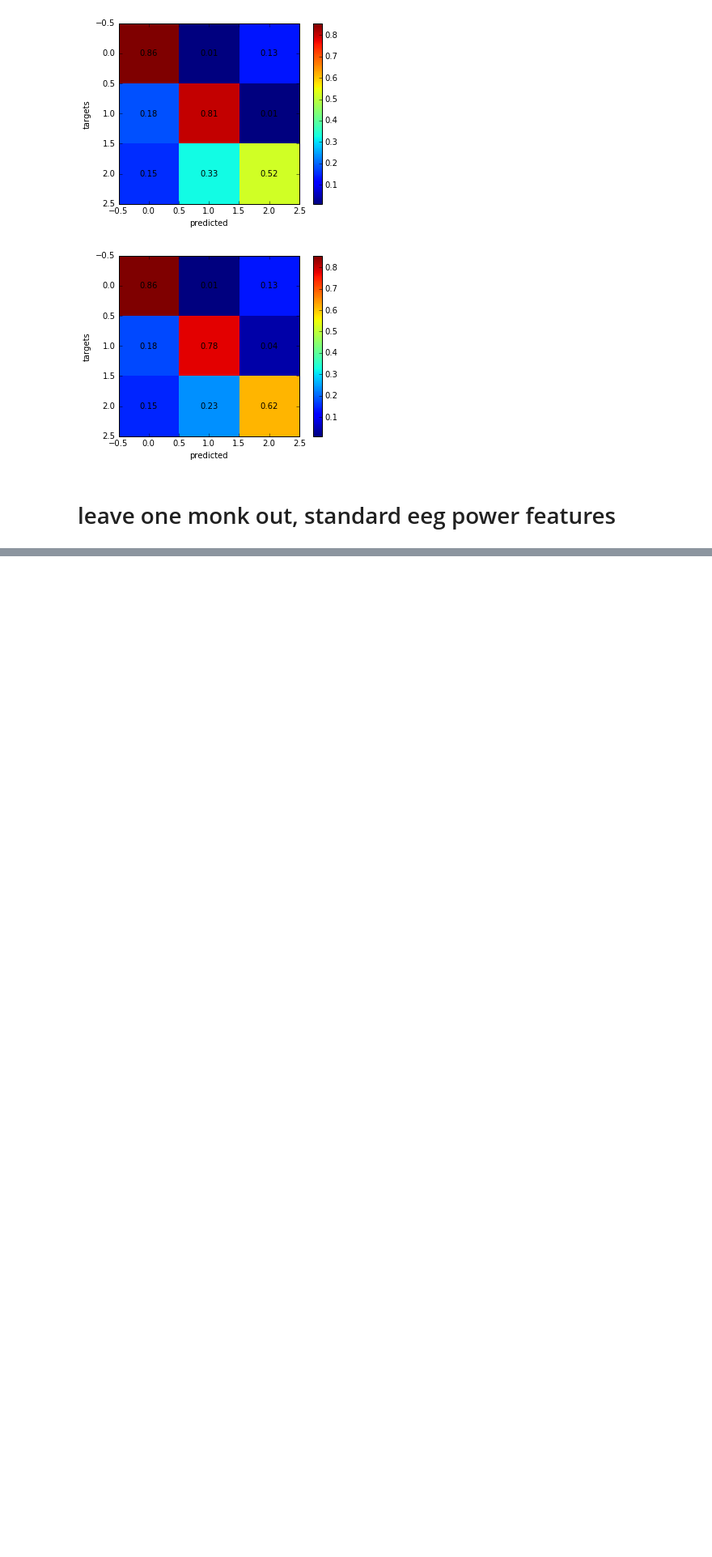
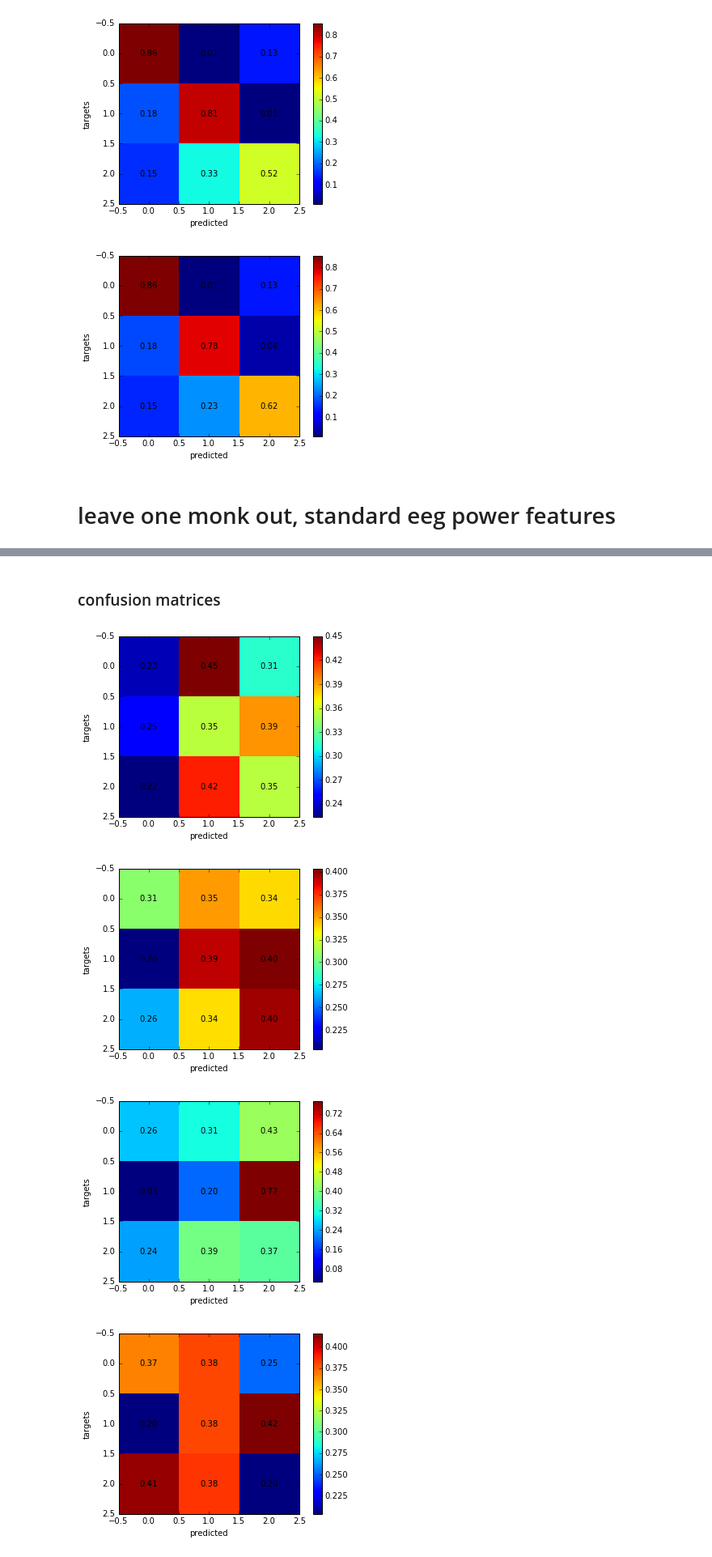
Before and after one commit to tfjgeorge/neuro, a Jupyter notebook: Time series study.ipynb, the cells around one changed output, grey strips where cells are left out. Shown at 81% size. Saved outputs shown, nothing was run; the diff lists cells and outputs as text; code cells hidden in the pictures; blank space fills up the shorter version.

```diff
--- a/Time series study.ipynb
+++ b/Time series study.ipynb
@@ -505,0 +685,21 @@ for monk_out in range(1, 13):
+# %% [markdown]
+### confusion matrices
+# %%
+for conf in confusions_train:
+    c = conf/conf.sum(axis=1, keepdims=True)
+    res = plt.imshow(c, interpolation='nearest')
+    for i,j in ((x,y) for x in xrange(3)
+            for y in xrange(3)):
+        plt.annotate('%.2f' % (c[i][j],),
+                     xy=(j,i),
+                     horizontalalignment='center',
+                     verticalalignment='center')
+    plt.xlabel('predicted')
+    plt.ylabel('targets')
+    plt.colorbar(res)
+    plt.show()
+# %% [output]
+[figure, added]
+[figure, added]
+[figure, added]
+[figure, added]
```
Also changed, not shown: parts of 21 cells of this notebook.
